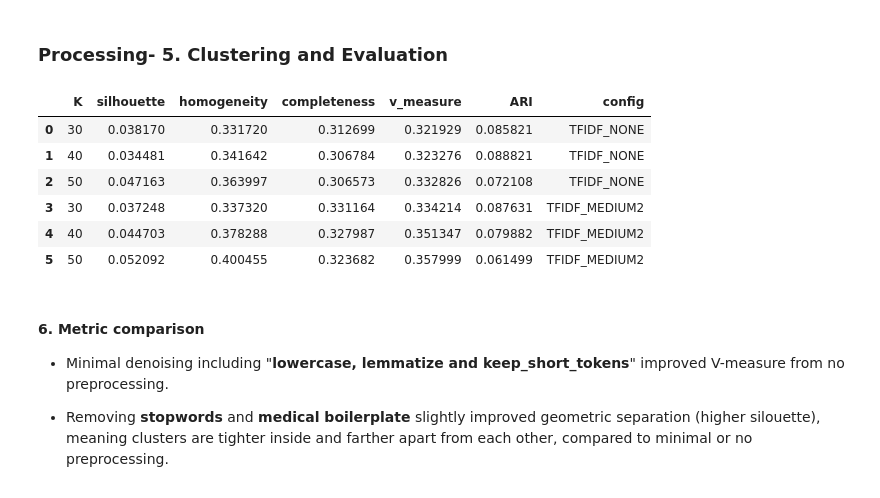
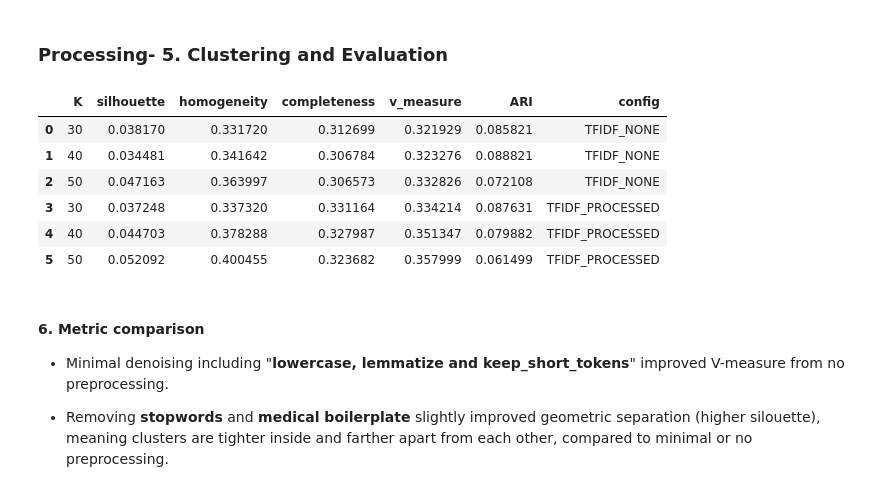
Before and after one commit to CarlaMalo/MedNLP-Multitask, a Jupyter notebook: Task1/Task_1.ipynb, the cells around one changed output. Saved outputs shown, nothing was run; the diff lists cells and outputs as text; code cells hidden in the pictures.

```diff
--- a/Task1/Task_1.ipynb
+++ b/Task1/Task_1.ipynb
@@ -526,37 +525,37 @@ def run_kmeans_experiment(X):
             "completeness": c,
             "v_measure": v,
             "ARI": ari
         })
 
         # save K = true label count
         if K == K_true:
             df[f"cluster"] = labels
 
     return pd.DataFrame(results)
 
 res_none = run_kmeans_experiment(X_none)
 # res_min  = run_kmeans_experiment(X_min)
 # res_med  = run_kmeans_experiment(X_med)
 # res_full = run_kmeans_experiment(X_full)
 res_med2 = run_kmeans_experiment(X_med2)  # This config's clustering is saved in df, overwriting previous
 
 
 res_none["config"] = "TFIDF_NONE"
 # res_min["config"]  = "MINIMAL"
 # res_med["config"]  = "MEDIUM"
-res_med2["config"]  = "TFIDF_MEDIUM2"
+res_med2["config"]  = "TFIDF_PROCESSED"
 # res_full["config"] = "FULL"
 
 results_all = pd.concat([res_none, res_med2], ignore_index=True)
 results_all
 # %% [output]
 |  | K | silhouette | homogeneity | completeness | v_measure | ARI | config |
 | 0 | 30 | 0.038170 | 0.331720 | 0.312699 | 0.321929 | 0.085821 | TFIDF_NONE |
 | 1 | 40 | 0.034481 | 0.341642 | 0.306784 | 0.323276 | 0.088821 | TFIDF_NONE |
 | 2 | 50 | 0.047163 | 0.363997 | 0.306573 | 0.332826 | 0.072108 | TFIDF_NONE |
-| 3 | 30 | 0.037248 | 0.337320 | 0.331164 | 0.334214 | 0.087631 | TFIDF_MEDIUM2 |
-| 4 | 40 | 0.044703 | 0.378288 | 0.327987 | 0.351347 | 0.079882 | TFIDF_MEDIUM2 |
-| 5 | 50 | 0.052092 | 0.400455 | 0.323682 | 0.357999 | 0.061499 | TFIDF_MEDIUM2 |
+| 3 | 30 | 0.037248 | 0.337320 | 0.331164 | 0.334214 | 0.087631 | TFIDF_PROCESSED |
+| 4 | 40 | 0.044703 | 0.378288 | 0.327987 | 0.351347 | 0.079882 | TFIDF_PROCESSED |
+| 5 | 50 | 0.052092 | 0.400455 | 0.323682 | 0.357999 | 0.061499 | TFIDF_PROCESSED |
 # %%
 # # -------------------------------------
 # # 6. Metric comparison plot
```
Also changed, not shown: parts of 11 cells of this notebook.
